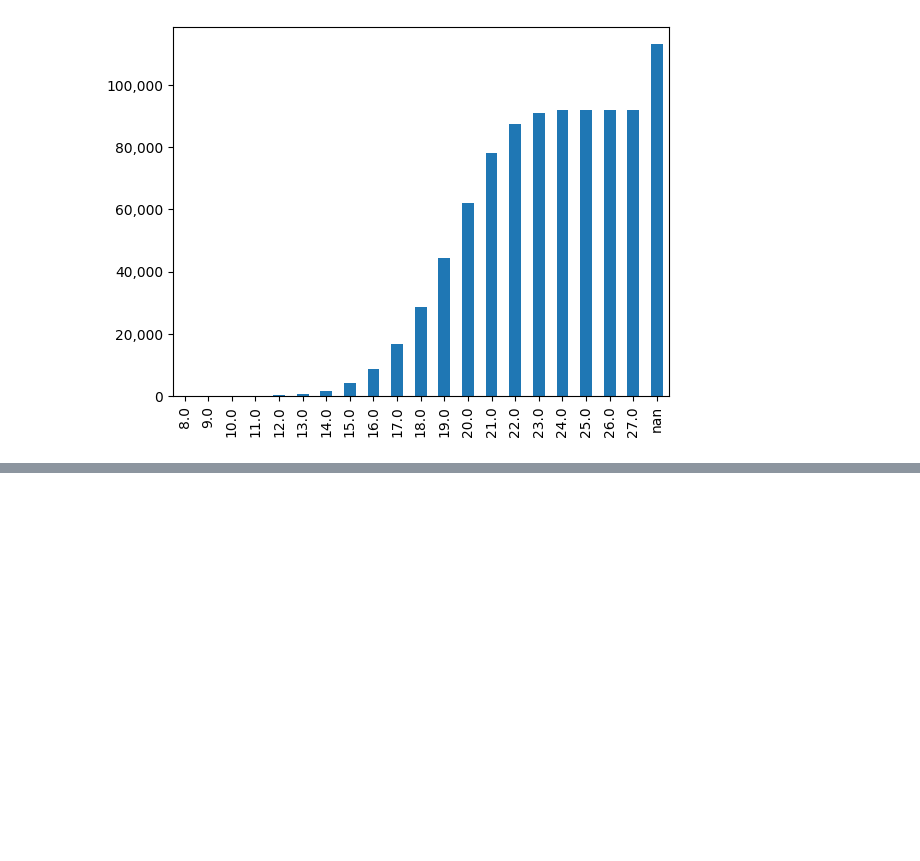
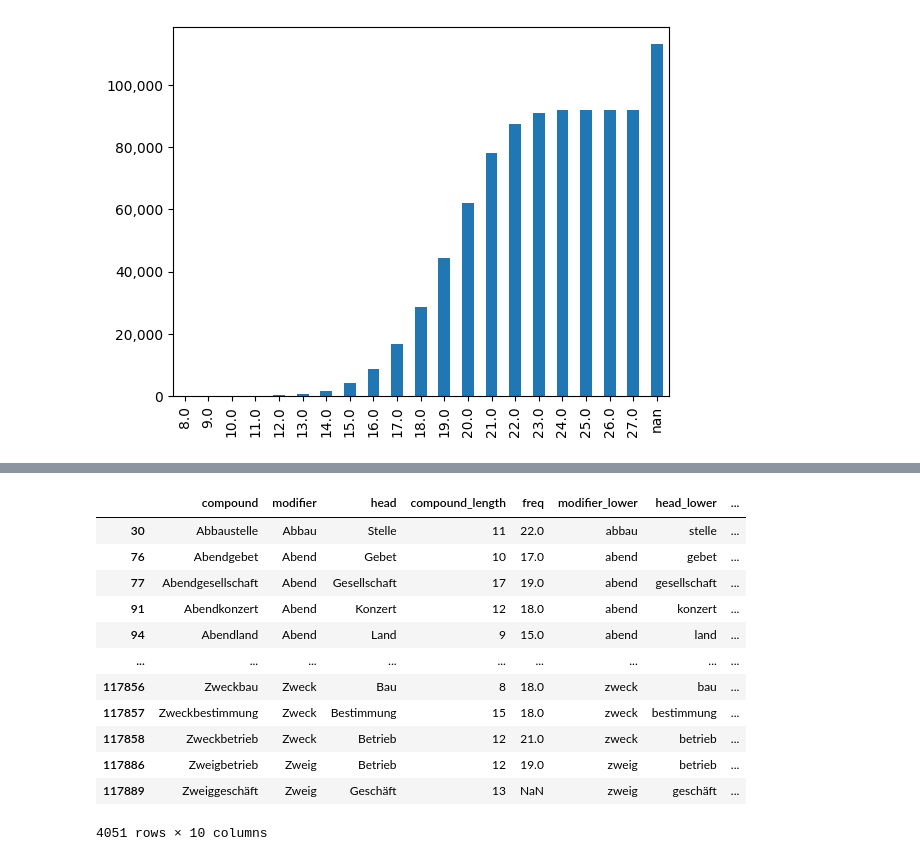
Before and after one commit to FelberMartin/kompositum, a Jupyter notebook: data/data_explore.ipynb, the cells around one changed output, grey strips where cells are left out. Drawn from its saved outputs; the diff is of its cells as text; code cells hidden in the pictures; blank space fills up the shorter version.

Commit message:
Updated compounds data

```diff
--- a/data/data_explore.ipynb
+++ b/data/data_explore.ipynb
@@ -233,0 +234,22 @@ df_merged[df_merged['freq'] > 24.0].sample(n=10, random_state=1)
+# %%
+# Find compounds where there exists two compounds with the same modifier and head, only swapped.
+# E.g. "Maschinen" + "Bau" = "Maschinenbau" and "Bau" + "Maschinen" = "Baumaschinen"
+
+# Create a new column that contains the compound with the modifier and head swapped
+df_merged['compound_swapped'] = df_merged['head'] + df_merged['modifier']
+df_merged['compound_added'] = df_merged['modifier'] + df_merged['head']
+df_merged[df_merged['compound_swapped'].isin(df_merged['compound_added'])]
+# %% [output]
+|  | compound | modifier | head | compound_length | freq | modifier_lower | head_lower | ... |
+| 30 | Abbaustelle | Abbau | Stelle | 11 | 22.0 | abbau | stelle | ... |
+| 76 | Abendgebet | Abend | Gebet | 10 | 17.0 | abend | gebet | ... |
+| 77 | Abendgesellschaft | Abend | Gesellschaft | 17 | 19.0 | abend | gesellschaft | ... |
+| 91 | Abendkonzert | Abend | Konzert | 12 | 18.0 | abend | konzert | ... |
+| 94 | Abendland | Abend | Land | 9 | 15.0 | abend | land | ... |
+| ... | ... | ... | ... | ... | ... | ... | ... | ... |
+| 117856 | Zweckbau | Zweck | Bau | 8 | 18.0 | zweck | bau | ... |
+| 117857 | Zweckbestimmung | Zweck | Bestimmung | 15 | 18.0 | zweck | bestimmung | ... |
+| 117858 | Zweckbetrieb | Zweck | Betrieb | 12 | 21.0 | zweck | betrieb | ... |
+| 117886 | Zweigbetrieb | Zweig | Betrieb | 12 | 19.0 | zweig | betrieb | ... |
+| 117889 | Zweiggeschäft | Zweig | Geschäft | 13 | NaN | zweig | geschäft | ... |
+4051 rows × 10 columns
```
Also changed, not shown: parts of 2 cells of this notebook, 3 other files.
